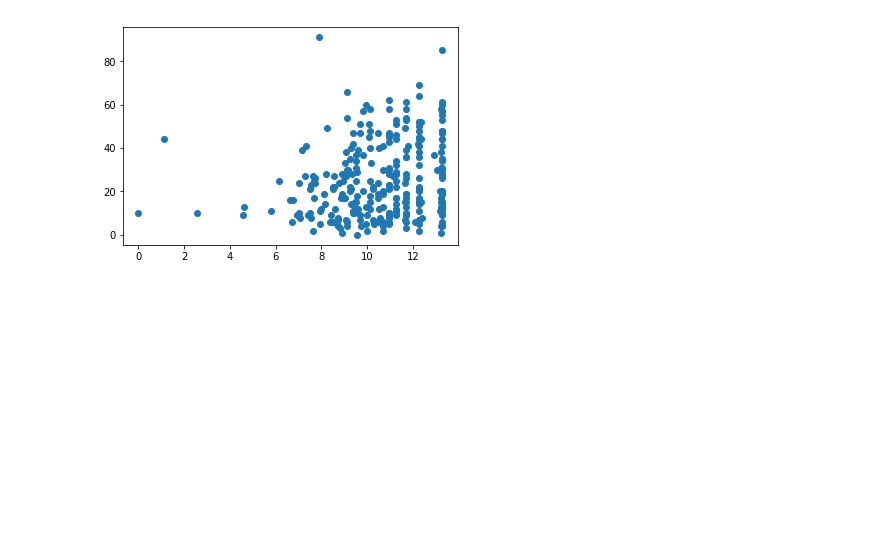
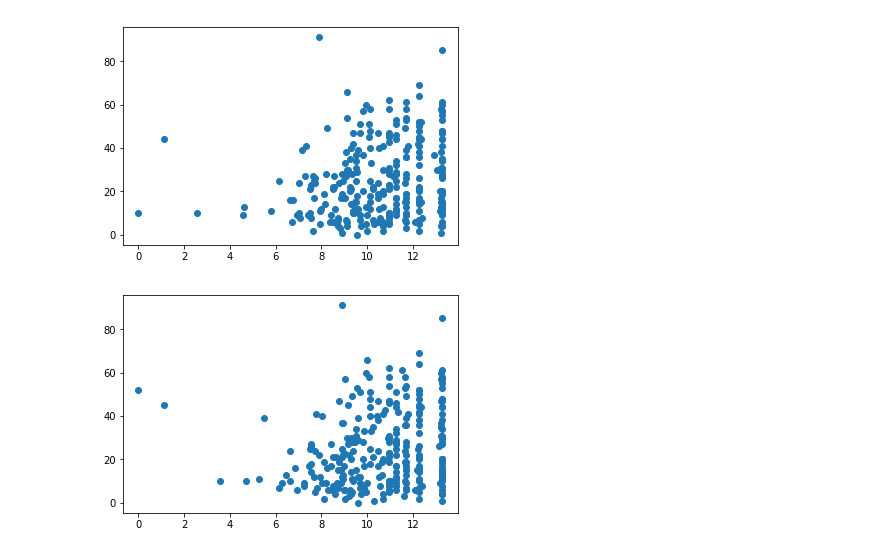
Before and after one commit to mjkern/RedditSubcultures, a Jupyter notebook: Data Cleaning and Augmentation.ipynb, the cells around one changed output. Cells and saved outputs as stored; diff of their text form; code cells hidden in the pictures; blank space fills up the shorter version.

Commit message:
added novelty-transcience plot

```diff
--- a/Data Cleaning and Augmentation.ipynb
+++ b/Data Cleaning and Augmentation.ipynb
@@ -165,6 +173,11 @@ def kld(word_freq1, word_freq2):
 submissions['prev_submission_dist'] = submissions['word_p_dist'].shift(1).replace(to_replace={float("Nan"): None})
 submissions['novelty'] = submissions.apply(lambda row: kld(row['word_p_dist'], row['prev_submission_dist']), axis=1)
 submissions = submissions.drop('prev_submission_dist', axis=1)
+# %%
+# And calculate transience
+submissions['next_submission_dist'] = submissions['word_p_dist'].shift(-1).replace(to_replace={float("Nan"): None})
+submissions['transience'] = submissions.apply(lambda row: kld(row['word_p_dist'], row['next_submission_dist']), axis=1)
+submissions = submissions.drop('next_submission_dist', axis=1)
 # %% [markdown]
 ## Grouping By Users
 # %%
@@ -307,3 +320,8 @@ plt.scatter(x=submissions['novelty'], y=submissions['score'])
 plt.show()
 # %% [output]
 [figure]
+# %%
+plt.scatter(x=submissions['transience'], y=submissions['score'])
+plt.show()
+# %% [output]
+[figure, added]
```
Also changed, not shown: parts of 4 cells of this notebook.
